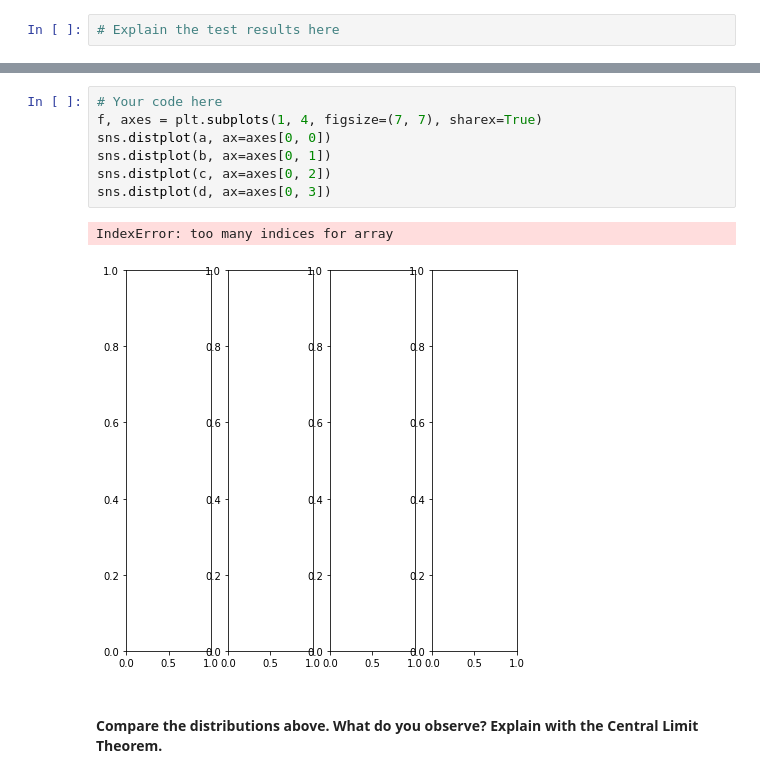
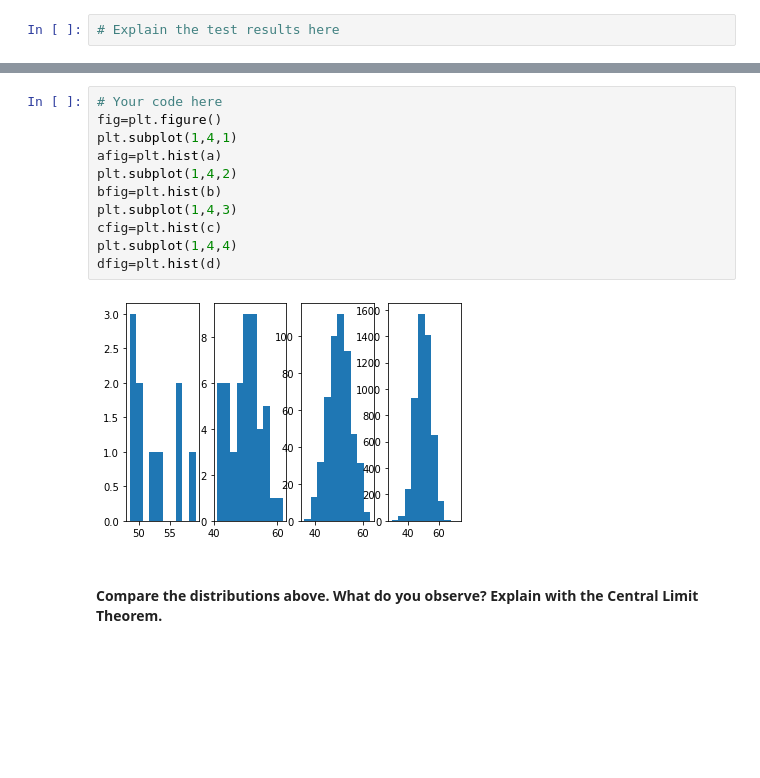
Before and after one commit to ironhack-datalabs/datamad0320, a Jupyter notebook: module-2/lab-probability-distribution/your_code/main.ipynb, the cells around one changed output, grey strips where cells are left out. Saved outputs shown, nothing was run; the diff lists cells and outputs as text; blank space fills up the shorter version.

```diff
--- a/module-2/lab-probability-distribution/your_code/main.ipynb
+++ b/module-2/lab-probability-distribution/your_code/main.ipynb
@@ -57,16 +56,19 @@ Use matplotlib subplots to plot a histogram of each sample.
 - Your output should look like below:
 
 ![normal distributions with different sample sizes](ch-1.png)
-# %%
-# Your code here
-f, axes = plt.subplots(1, 4, figsize=(7, 7), sharex=True)
-sns.distplot(a, ax=axes[0, 0])
-sns.distplot(b, ax=axes[0, 1])
-sns.distplot(c, ax=axes[0, 2])
-sns.distplot(d, ax=axes[0, 3])
-# %% [output]
-IndexError: too many indices for array
-[figure, removed]
+# %%
+# Your code here
+fig=plt.figure()
+plt.subplot(1,4,1)
+afig=plt.hist(a)
+plt.subplot(1,4,2)
+bfig=plt.hist(b)
+plt.subplot(1,4,3)
+cfig=plt.hist(c)
+plt.subplot(1,4,4)
+dfig=plt.hist(d)
+# %% [output]
+[figure, added]
 # %% [markdown]
 #### Compare the distributions above. What do you observe? Explain with the Central Limit Theorem.
 # %%
```
Also changed, not shown: parts of 2 cells of this notebook.
